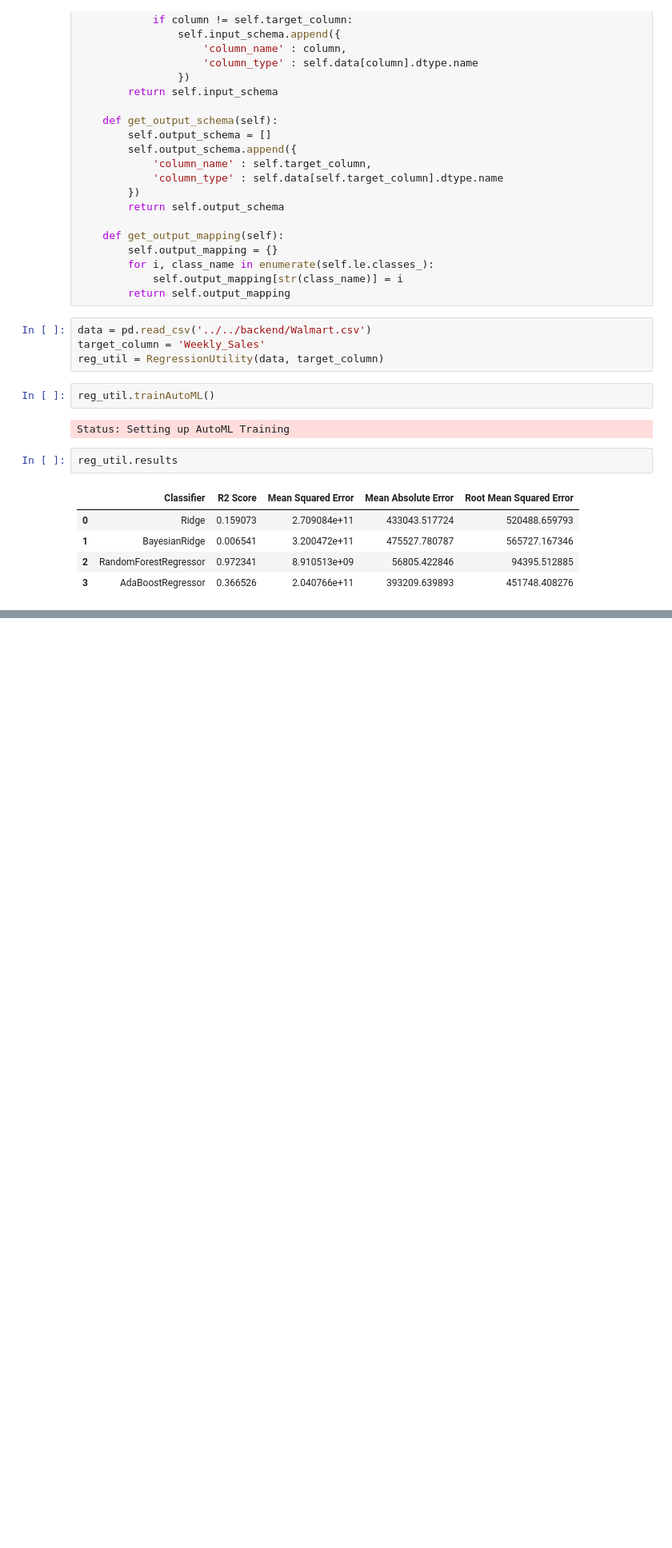
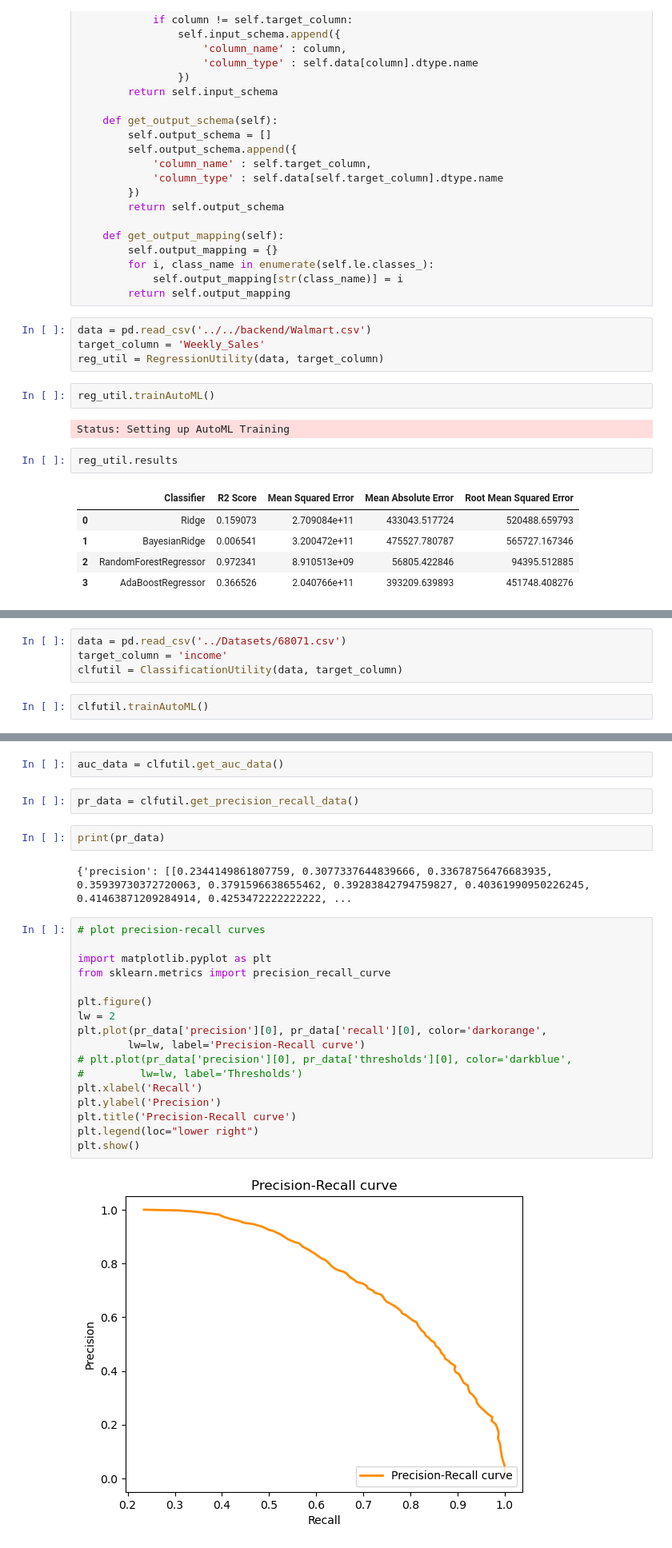
Before and after one commit to siddharth-mavani/LoCoML, a Jupyter notebook: backend/functions/temp.ipynb, the cells around one changed output, grey strips where cells are left out. Shown at 80% size. Drawn from its saved outputs; the diff is of its cells as text; blank space fills up the shorter version.

Commit message:
added visualizations

```diff
--- a/backend/functions/temp.ipynb
+++ b/backend/functions/temp.ipynb
@@ -816,0 +1120,6 @@ reg_util.results
+# %%
+data = pd.read_csv('../Datasets/68071.csv')
+target_column = 'income'
+clfutil = ClassificationUtility(data, target_column)
+# %%
+clfutil.trainAutoML()
@@ -816,0 +1154,27 @@ reg_util.results
+# %%
+auc_data = clfutil.get_auc_data()
+# %%
+pr_data = clfutil.get_precision_recall_data()
+# %%
+print(pr_data)
+# %% [output]
+{'precision': [[0.2344149861807759, 0.3077337644839666, 0.33678756476683935, 0.35939730372720063, 0.3791596638655462, 0.39283842794759827, 0.40361990950226245, 0.41463871209284914, 0.4253472222222222, ...
+# %%
+# plot precision-recall curves
+
+import matplotlib.pyplot as plt
+from sklearn.metrics import precision_recall_curve
+
+plt.figure()
+lw = 2
+plt.plot(pr_data['precision'][0], pr_data['recall'][0], color='darkorange',
+        lw=lw, label='Precision-Recall curve')
+# plt.plot(pr_data['precision'][0], pr_data['thresholds'][0], color='darkblue',
+#         lw=lw, label='Thresholds')
+plt.xlabel('Recall')
+plt.ylabel('Precision')
+plt.title('Precision-Recall curve')
+plt.legend(loc="lower right")
+plt.show()
+# %% [output]
+[figure, added]
```
Also changed, not shown: parts of 20 cells of this notebook, 25 other files.
